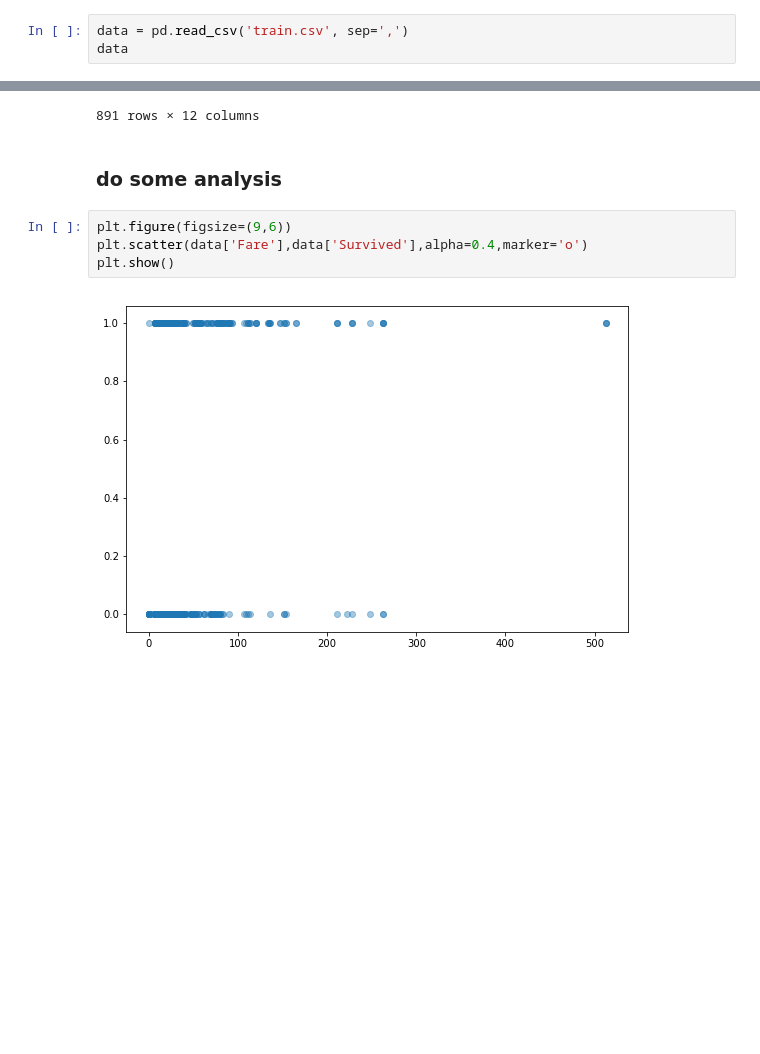
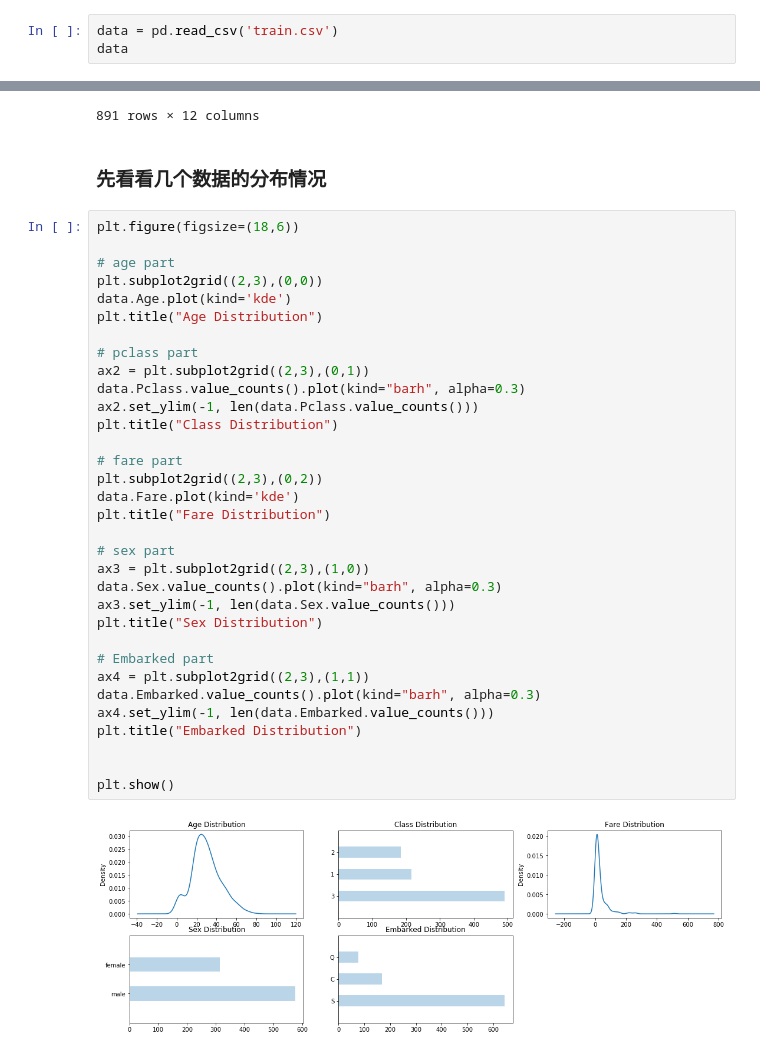
Before and after one commit to youlingman/ML-Playground, a Jupyter notebook: titanic/a-tour-to-titanic.ipynb, the cells around one changed output, grey strips where cells are left out. Drawn from its saved outputs; the diff is of its cells as text; blank space fills up the shorter version.

```diff
--- a/titanic/a-tour-to-titanic.ipynb
+++ b/titanic/a-tour-to-titanic.ipynb
@@ -5,7 +3,7 @@ import numpy as np
 import pandas as pd
 import matplotlib.pyplot as plt
 # %%
-data = pd.read_csv('train.csv', sep=',')
+data = pd.read_csv('train.csv')
 data
 # %% [output]
 |  | PassengerId | Survived | Pclass | Name | Sex | Age | SibSp | Parch | Ticket | Fare | ... |
@@ -26,11 +24,40 @@ data
 | 889 | 890 | 1 | 1 | Behr, Mr. Karl Howell | male | 26.0 | 0 | 0 | 111369 | 30.0000 | ... |
 | 890 | 891 | 0 | 3 | Dooley, Mr. Patrick | male | 32.0 | 0 | 0 | 370376 | 7.7500 | ... |
 891 rows × 12 columns
-# %% [markdown]
-### do some analysis
-# %%
-plt.figure(figsize=(9,6))
-plt.scatter(data['Fare'],data['Survived'],alpha=0.4,marker='o')
-plt.show()
-# %% [output]
-[figure, removed]
+# %% [markdown]
+### 先看看几个数据的分布情况
+# %%
+plt.figure(figsize=(18,6))
+
+# age part
+plt.subplot2grid((2,3),(0,0))
+data.Age.plot(kind='kde')
+plt.title("Age Distribution")
+
+# pclass part
+ax2 = plt.subplot2grid((2,3),(0,1))
+data.Pclass.value_counts().plot(kind="barh", alpha=0.3)
+ax2.set_ylim(-1, len(data.Pclass.value_counts()))
+plt.title("Class Distribution")
+
+# fare part
+plt.subplot2grid((2,3),(0,2))
+data.Fare.plot(kind='kde')
+plt.title("Fare Distribution")
+
+# sex part
+ax3 = plt.subplot2grid((2,3),(1,0))
+data.Sex.value_counts().plot(kind="barh", alpha=0.3)
+ax3.set_ylim(-1, len(data.Sex.value_counts()))
+plt.title("Sex Distribution")
+
+# Embarked part
+ax4 = plt.subplot2grid((2,3),(1,1))
+data.Embarked.value_counts().plot(kind="barh", alpha=0.3)
+ax4.set_ylim(-1, len(data.Embarked.value_counts()))
+plt.title("Embarked Distribution")
+
+
+plt.show()
+# %% [output]
+[figure, added]
```
Also changed, not shown: parts of 6 cells of this notebook.
